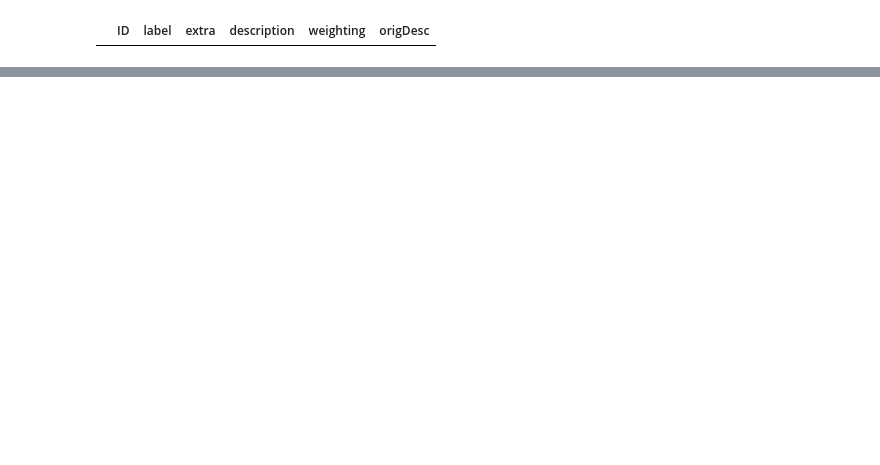
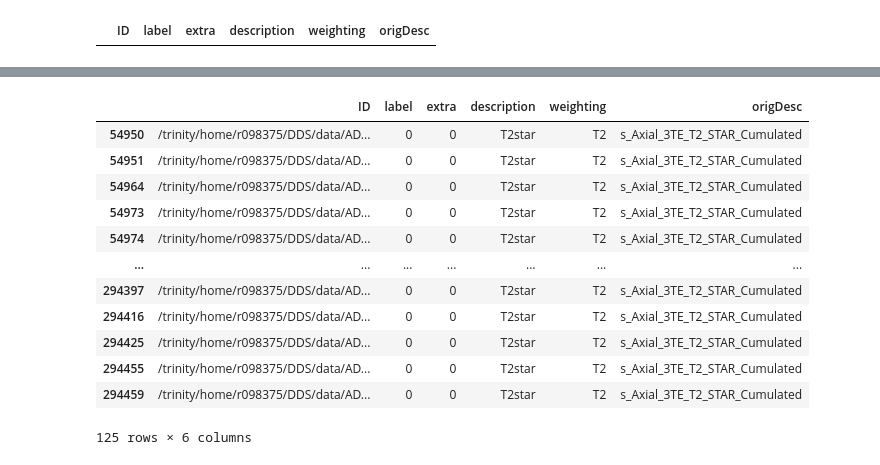
Before and after one commit to SoenkevL/DeepDicomSort, a Jupyter notebook: prototyping/ADNI/ADNI3_labels.ipynb, the cells around one changed output, grey strips where cells are left out. Drawn from its saved outputs; the diff is of its cells as text; code cells hidden in the pictures; blank space fills up the shorter version.

```diff
--- a/prototyping/ADNI/ADNI3_labels.ipynb
+++ b/prototyping/ADNI/ADNI3_labels.ipynb
@@ -96 +110,17 @@ CreateLabelsFrame[CreateLabelsFrame['description'].isna()]
+# %%
+CreateLabelsFrame[CreateLabelsFrame['origDesc']=='s_Axial_3TE_T2_STAR_Cumulated']
+# %% [output]
+|  | ID | label | extra | description | weighting | origDesc |
+| 54950 | /trinity/home/r098375/DDS/data/AD... | 0 | 0 | T2star | T2 | s_Axial_3TE_T2_STAR_Cumulated |
+| 54951 | /trinity/home/r098375/DDS/data/AD... | 0 | 0 | T2star | T2 | s_Axial_3TE_T2_STAR_Cumulated |
+| 54964 | /trinity/home/r098375/DDS/data/AD... | 0 | 0 | T2star | T2 | s_Axial_3TE_T2_STAR_Cumulated |
+| 54973 | /trinity/home/r098375/DDS/data/AD... | 0 | 0 | T2star | T2 | s_Axial_3TE_T2_STAR_Cumulated |
+| 54974 | /trinity/home/r098375/DDS/data/AD... | 0 | 0 | T2star | T2 | s_Axial_3TE_T2_STAR_Cumulated |
+| ... | ... | ... | ... | ... | ... | ... |
+| 294397 | /trinity/home/r098375/DDS/data/AD... | 0 | 0 | T2star | T2 | s_Axial_3TE_T2_STAR_Cumulated |
+| 294416 | /trinity/home/r098375/DDS/data/AD... | 0 | 0 | T2star | T2 | s_Axial_3TE_T2_STAR_Cumulated |
+| 294425 | /trinity/home/r098375/DDS/data/AD... | 0 | 0 | T2star | T2 | s_Axial_3TE_T2_STAR_Cumulated |
+| 294455 | /trinity/home/r098375/DDS/data/AD... | 0 | 0 | T2star | T2 | s_Axial_3TE_T2_STAR_Cumulated |
+| 294459 | /trinity/home/r098375/DDS/data/AD... | 0 | 0 | T2star | T2 | s_Axial_3TE_T2_STAR_Cumulated |
+125 rows × 6 columns
 # %%
```
Also changed, not shown: parts of 8 cells of this notebook, 8 other files.
